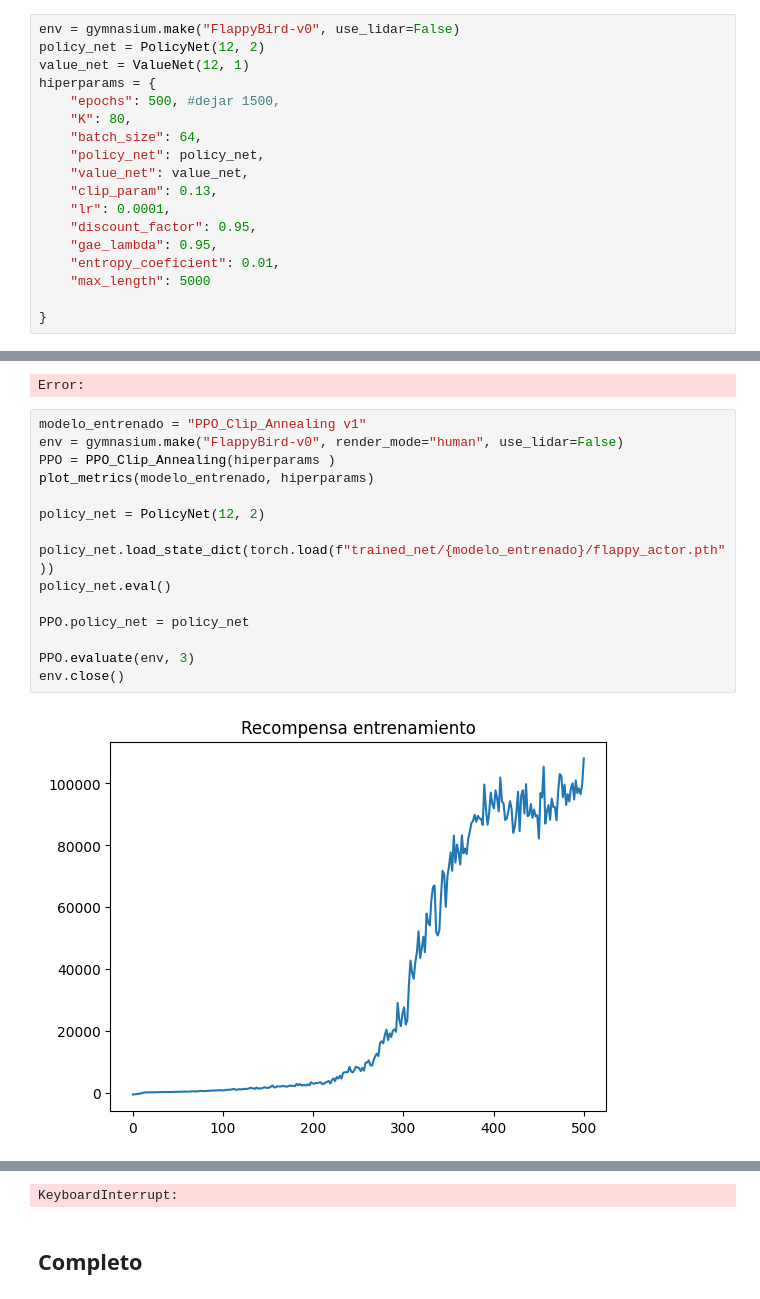
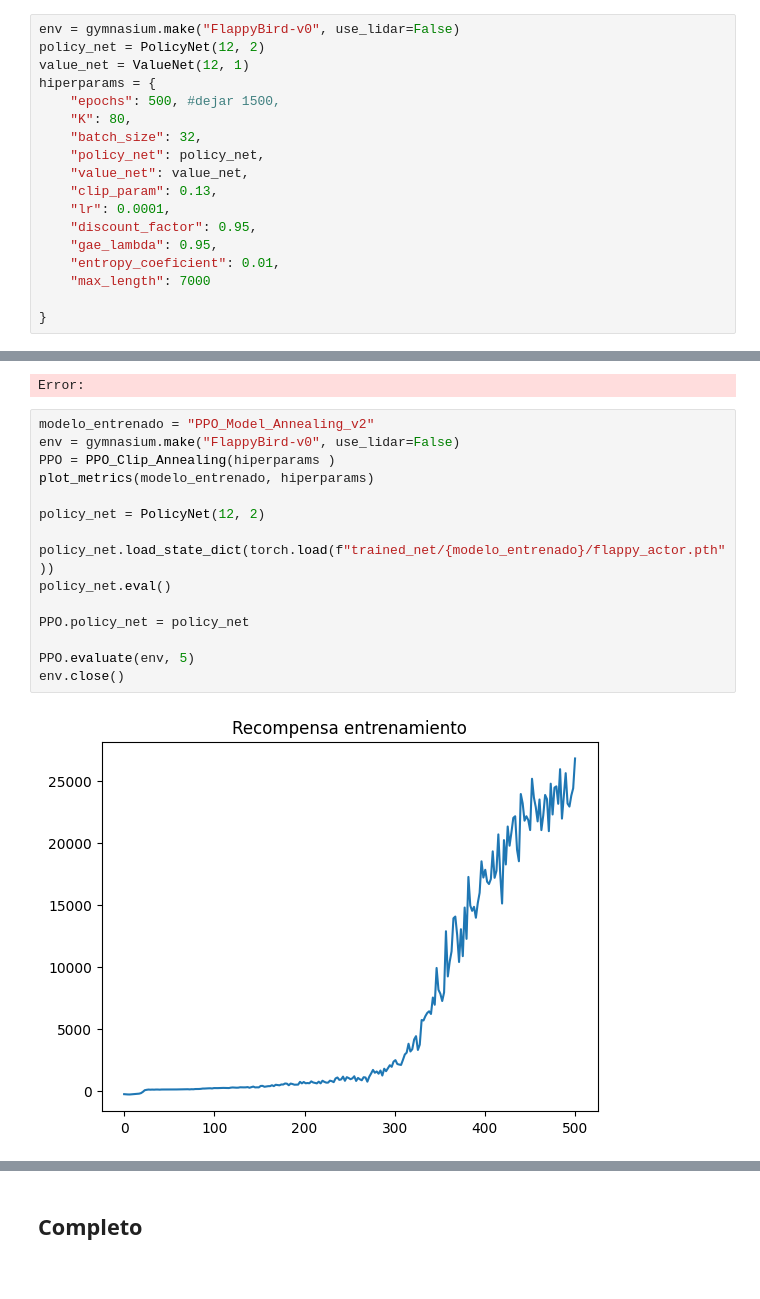
Before and after one commit to ArcaloJade/TPF-RL-LopezVilaclara-Costantini-Lewit, a Jupyter notebook: proyecto.ipynb, the cells around one changed output, grey strips where cells are left out. Drawn from its saved outputs; the diff is of its cells as text.

```diff
--- a/proyecto.ipynb
+++ b/proyecto.ipynb
@@ -279,7 +279,7 @@ value_net = ValueNet(12, 1)
 hiperparams = {
     "epochs": 500, #dejar 1500,
     "K": 80,
-    "batch_size": 64,
+    "batch_size": 32,
     "policy_net": policy_net,
     "value_net": value_net,
     "clip_param": 0.13,
@@ -287,7 +287,7 @@ hiperparams = {
     "discount_factor": 0.95,
     "gae_lambda": 0.95,
     "entropy_coeficient": 0.01,
-    "max_length": 5000
+    "max_length": 7000
 
 }
 # %%
@@ -318,19 +318,19 @@ Epoch 310/500 -- reward: 104111.80
 Epoch 311/500 -- reward: 95598.70
 Error:
 # %%
-modelo_entrenado = "PPO_Clip_Annealing v1"
-env = gymnasium.make("FlappyBird-v0", render_mode="human", use_lidar=False)
+modelo_entrenado = "PPO_Model_Annealing_v2"
+env = gymnasium.make("FlappyBird-v0", use_lidar=False)
 PPO = PPO_Clip_Annealing(hiperparams )
 plot_metrics(modelo_entrenado, hiperparams)
 
 policy_net = PolicyNet(12, 2)
 
 policy_net.load_state_dict(torch.load(f"trained_net/{modelo_entrenado}/flappy_actor.pth"))
 policy_net.eval()
 
 PPO.policy_net = policy_net
 
-PPO.evaluate(env, 3)
+PPO.evaluate(env, 5)
 env.close()
 # %% [output]
-[figure, old version]
+[figure, new version]
@@ -339,4 +343,3 @@ reward: 6409.300000004549 en 51747 pasos
-KeyboardInterrupt:
 # %% [markdown]
 ## Completo
 # %%
```
Also changed, not shown: parts of 2 cells of this notebook, 6 other files.
